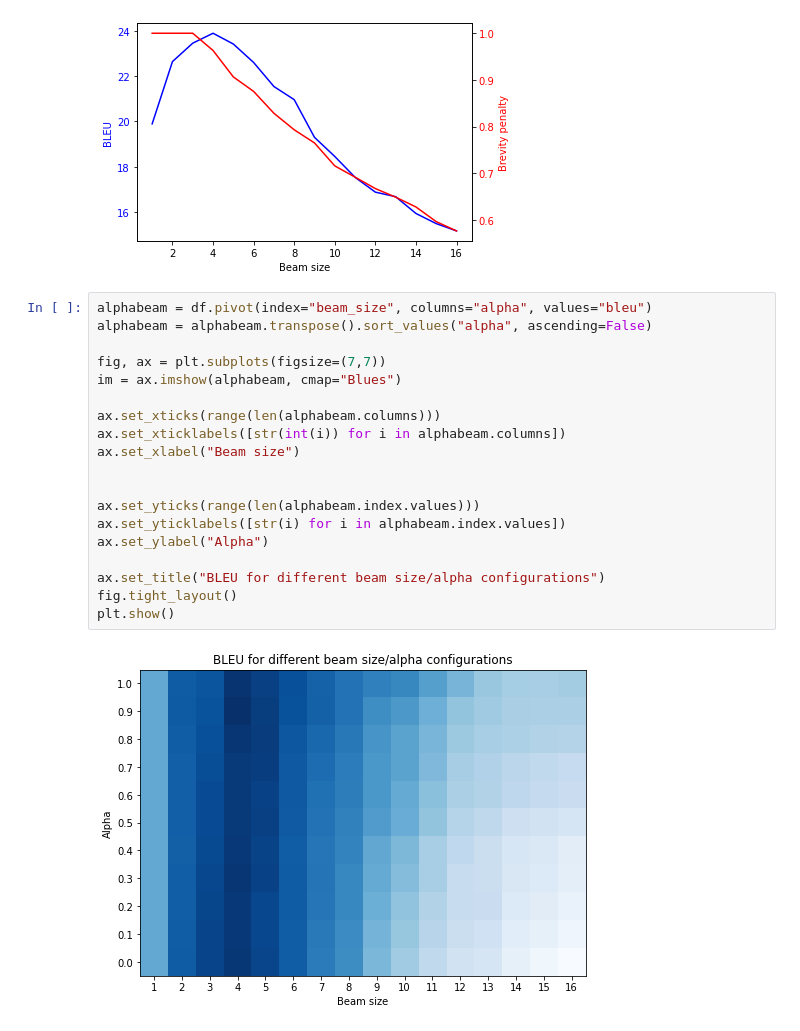
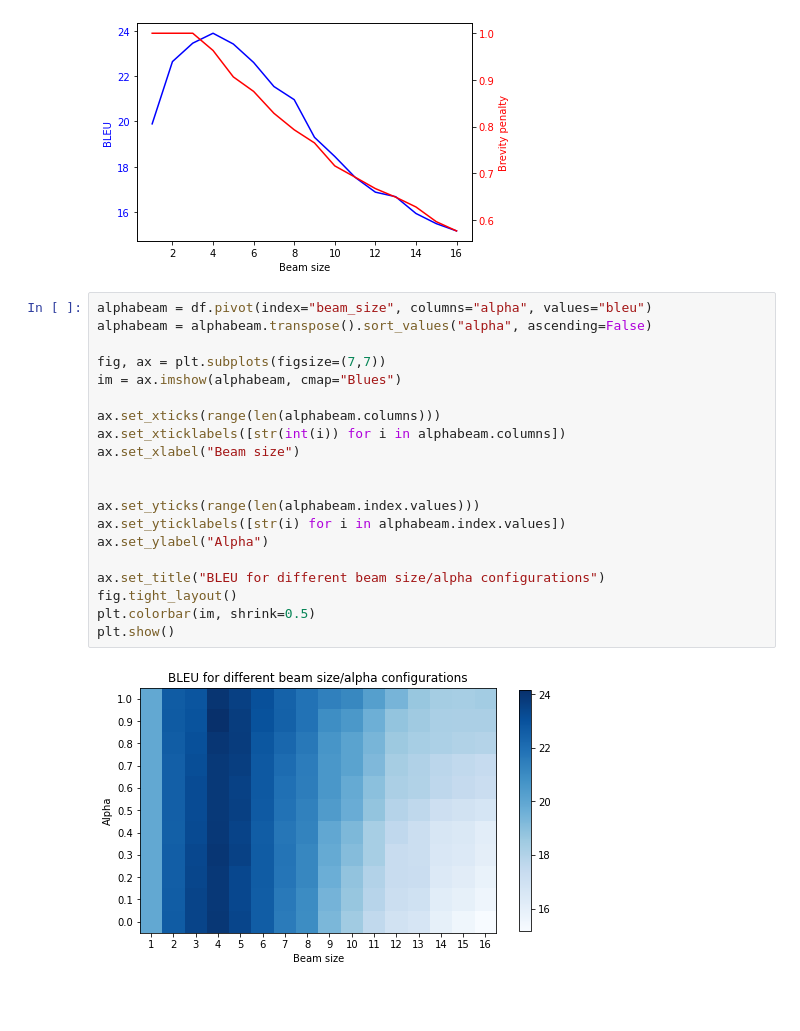
Before and after one commit to pleyad/atmt, a Jupyter notebook: assignments/04/analysis.ipynb, the cells around one changed output. Saved outputs shown, nothing was run; the diff lists cells and outputs as text; blank space fills up the shorter version.

```diff
--- a/assignments/04/analysis.ipynb
+++ b/assignments/04/analysis.ipynb
@@ -74,21 +78,22 @@ ax2.tick_params("y", labelcolor="red")
 # %%
 alphabeam = df.pivot(index="beam_size", columns="alpha", values="bleu")
 alphabeam = alphabeam.transpose().sort_values("alpha", ascending=False)
 
 fig, ax = plt.subplots(figsize=(7,7))
 im = ax.imshow(alphabeam, cmap="Blues")
 
 ax.set_xticks(range(len(alphabeam.columns)))
 ax.set_xticklabels([str(int(i)) for i in alphabeam.columns])
 ax.set_xlabel("Beam size")
 
 
 ax.set_yticks(range(len(alphabeam.index.values)))
 ax.set_yticklabels([str(i) for i in alphabeam.index.values])
 ax.set_ylabel("Alpha")
 
 ax.set_title("BLEU for different beam size/alpha configurations")
 fig.tight_layout()
+plt.colorbar(im, shrink=0.5)
 plt.show()
 # %% [output]
-[figure, old version]
+[figure, new version]
```
Also changed, not shown: parts of 2 cells of this notebook.
